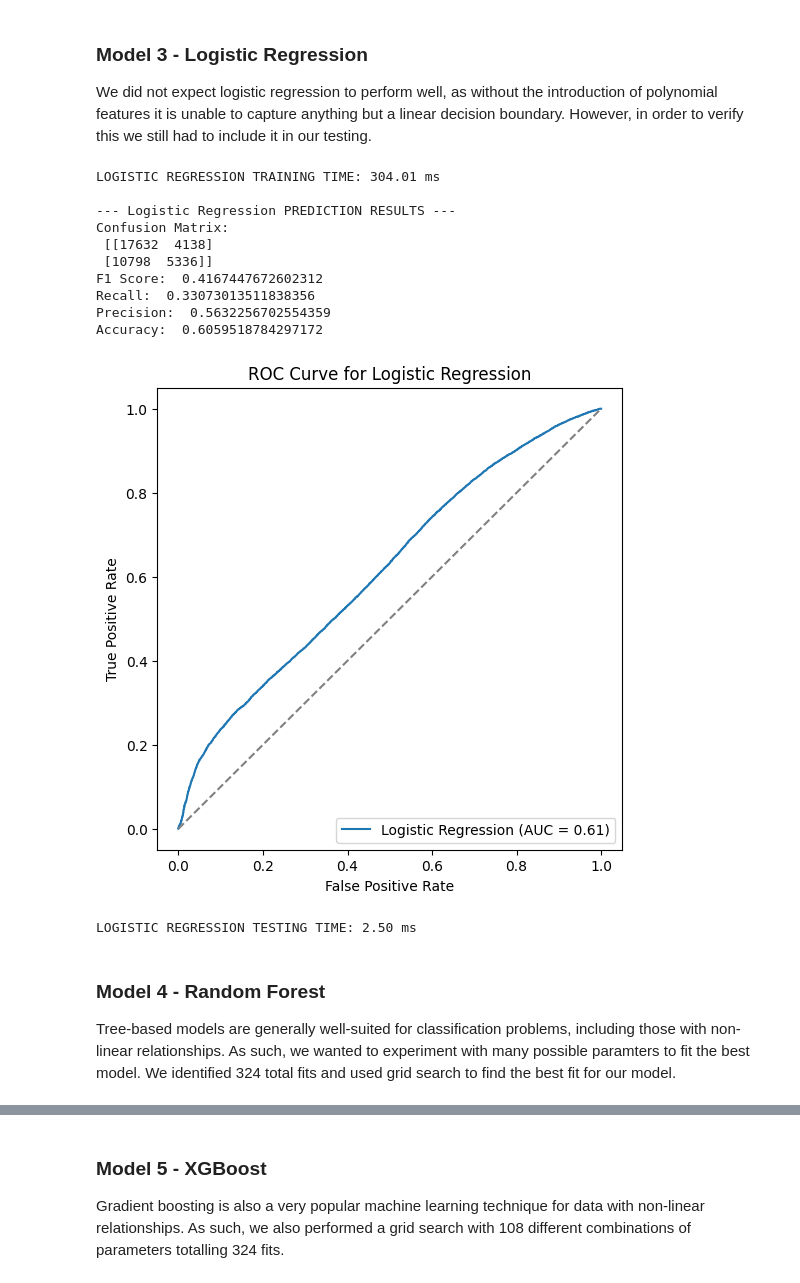
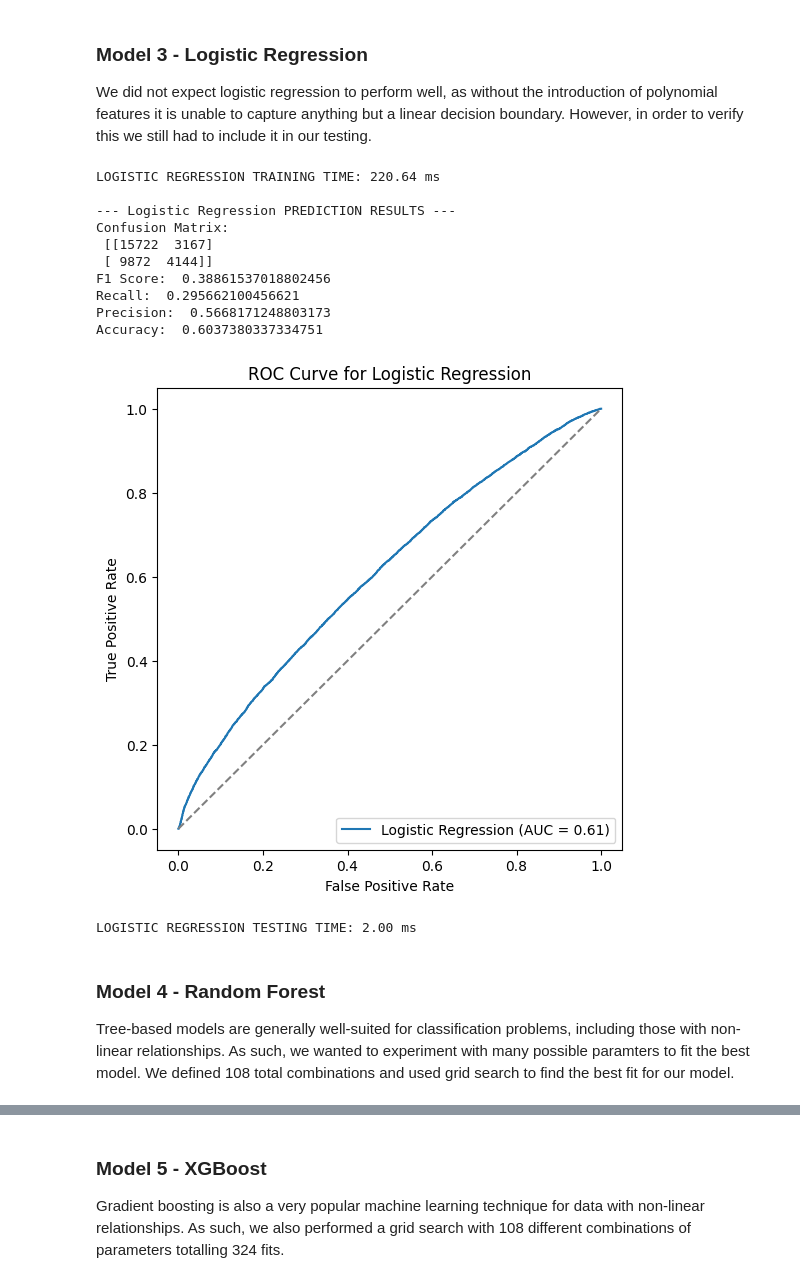
Before and after one commit to kevin-manka/ml-wind-turbine-site-suitability, a Jupyter notebook: turbine_prediction_model.ipynb, the cells around one changed output, grey strips where cells are left out. Drawn from its saved outputs; the diff is of its cells as text; code cells hidden in the pictures.

```diff
--- a/turbine_prediction_model.ipynb
+++ b/turbine_prediction_model.ipynb
@@ -145,0 +148,9 @@ For our exploratory data analysis, we visualized the relationships between each
+# %%
+for column in selected_columns:
+    if column != 'TurbineScore':
+        upper_bound = df_final[column].quantile(0.99)
+        lower_bound = df_final[column].quantile(0.01)
+        df_final = df_final[(df_final[column] <= upper_bound) & (df_final[column] >= lower_bound)]
+
+print(f'\nFinal dataframe shape after outlier removal: {df_final.shape}')
+df_final.head()
@@ -347,33 +366,33 @@ KNN TESTING TIME: 7776.01 ms
 
 We did not expect logistic regression to perform well, as without the introduction of polynomial features it is unable to capture anything but a linear decision boundary. However, in order to verify this we still had to include it in our testing.
 # %%
-# log_reg_model = Pipeline([
-#     ('scale', StandardScaler()),
-#     ('log_reg', LogisticRegression(max_iter=10000, random_state=42))
-#     ])
+log_reg_model = Pipeline([
+    ('scale', StandardScaler()),
+    ('log_reg', LogisticRegression(max_iter=10000, random_state=42))
+    ])
 
-# log_reg_train_time, _, _ = train_model(log_reg_model, X_train, y_train)
-# print(f"LOGISTIC REGRESSION TRAINING TIME: {log_reg_train_time:.2f} ms")
+log_reg_train_time, _, _ = train_model(log_reg_model, X_train, y_train)
+print(f"LOGISTIC REGRESSION TRAINING TIME: {log_reg_train_time:.2f} ms")
 
-# log_reg_test_time = test_model(log_reg_model, "Logistic Regression")
-# print(f"LOGISTIC REGRESSION TESTING TIME: {log_reg_test_time:.2f} ms")
+log_reg_test_time = test_model(log_reg_model, "Logistic Regression")
+print(f"LOGISTIC REGRESSION TESTING TIME: {log_reg_test_time:.2f} ms")
 # %% [output]
-LOGISTIC REGRESSION TRAINING TIME: 304.01 ms
+LOGISTIC REGRESSION TRAINING TIME: 220.64 ms
 
 --- Logistic Regression PREDICTION RESULTS ---
 Confusion Matrix:
- [[17632  4138]
- [10798  5336]]
-F1 Score:  0.4167447672602312
-Recall:  0.33073013511838356
-Precision:  0.5632256702554359
-Accuracy:  0.6059518784297172
+ [[15722  3167]
+ [ 9872  4144]]
+F1 Score:  0.38861537018802456
+Recall:  0.295662100456621
+Precision:  0.5668171248803173
+Accuracy:  0.6037380337334751
-[figure, old version]
+[figure, new version]
-LOGISTIC REGRESSION TESTING TIME: 2.50 ms
+LOGISTIC REGRESSION TESTING TIME: 2.00 ms
 # %% [markdown]
 ### Model 4 - Random Forest
 
-Tree-based models are generally well-suited for classification problems, including those with non-linear relationships. As such, we wanted to experiment with many possible paramters to fit the best model. We identified 324 total fits and used grid search to find the best fit for our model.
+Tree-based models are generally well-suited for classification problems, including those with non-linear relationships. As such, we wanted to experiment with many possible paramters to fit the best model. We defined 108 total combinations and used grid search to find the best fit for our model.
 # %%
 rf_params = {
     'n_estimators': [50, 100, 200],
```
Also changed, not shown: parts of 17 cells of this notebook.
